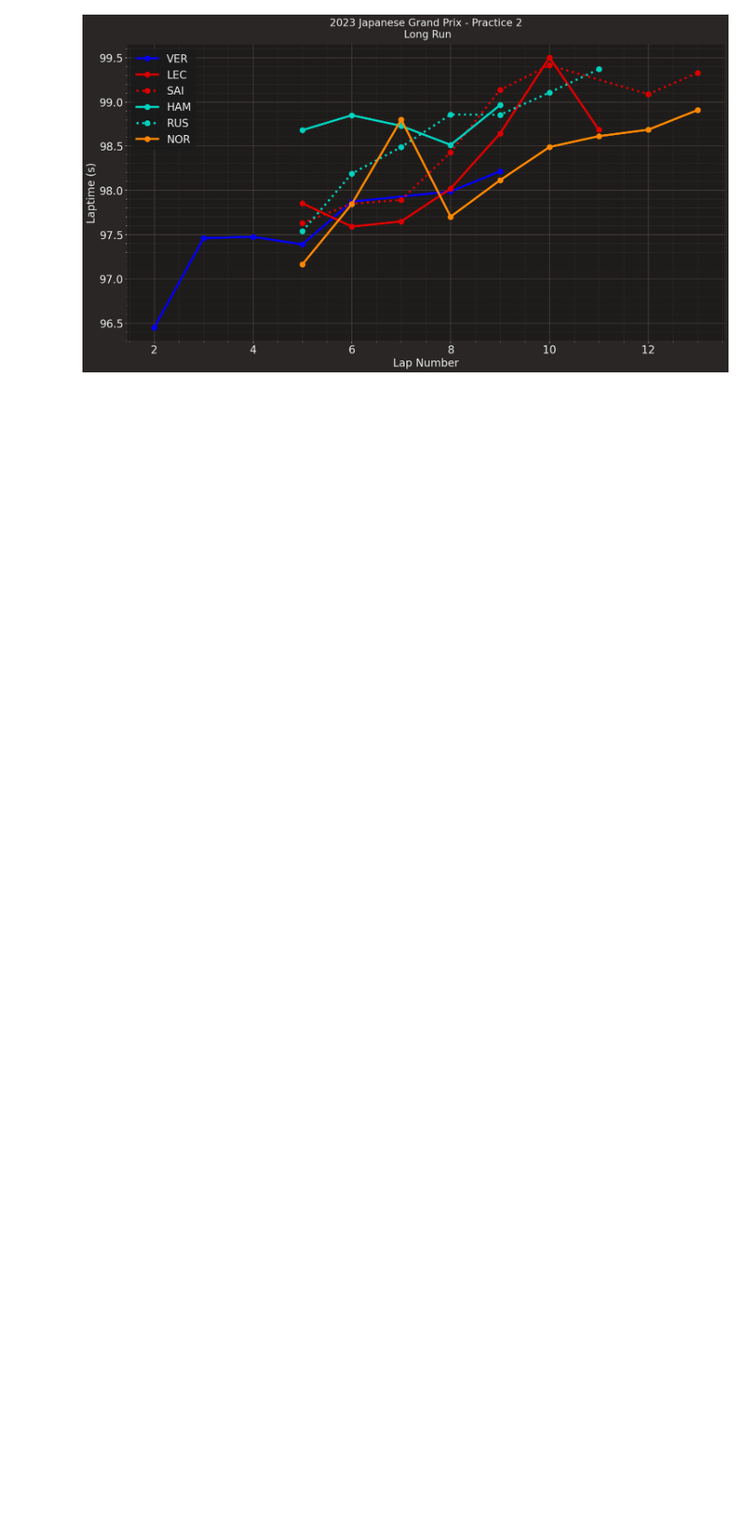
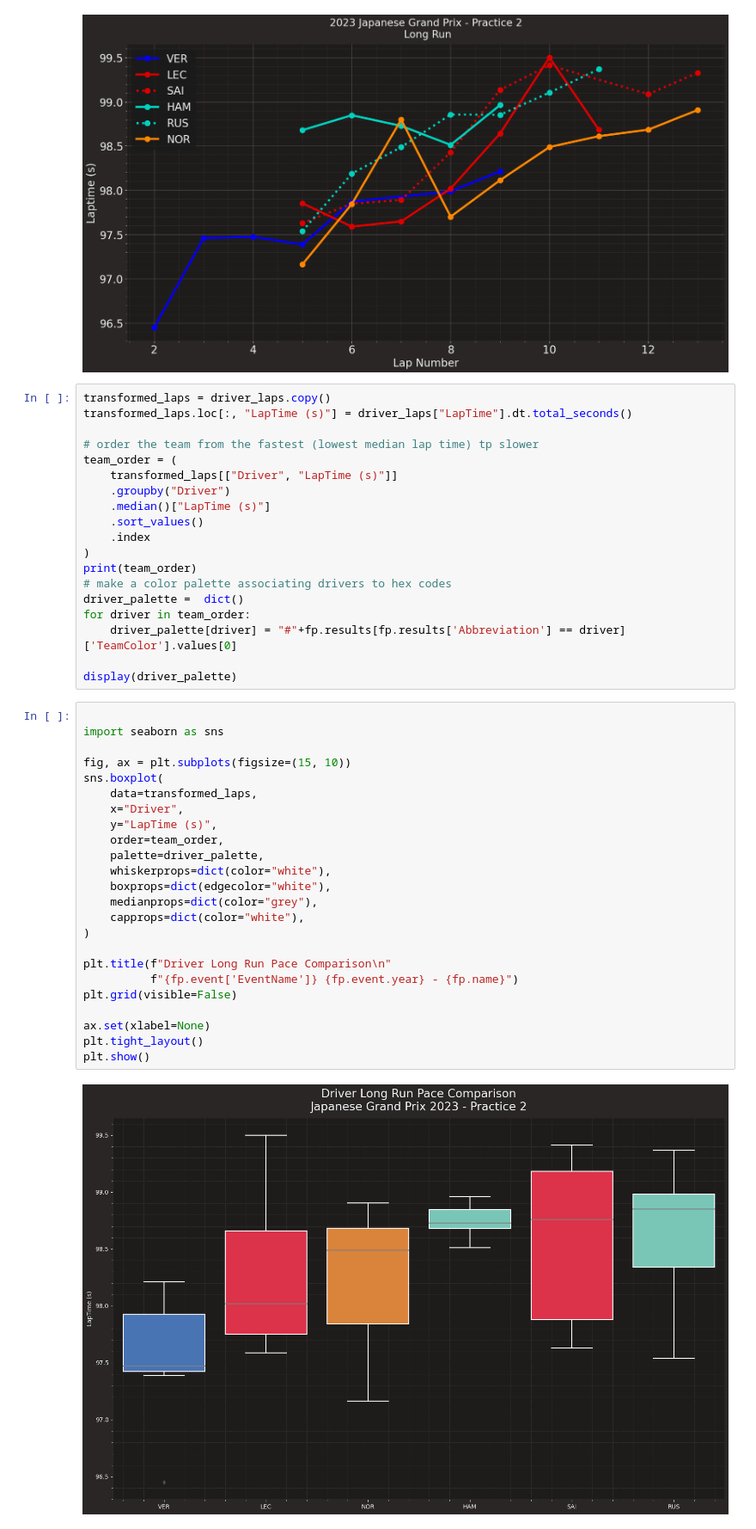
Before and after one commit to Rick8998/Giappone2023F1, a Jupyter notebook: fp.ipynb, the cells around one changed output. Shown at 86% size. Saved outputs shown, nothing was run; the diff lists cells and outputs as text; blank space fills up the shorter version.

Commit message:
analisi long run

```diff
--- a/fp.ipynb
+++ b/fp.ipynb
@@ -74,3 +74,48 @@ for driver in drivers_to_visualize:
     visualized_teams.append(team)
 # %% [output]
 [figure]
+# %%
+transformed_laps = driver_laps.copy()
+transformed_laps.loc[:, "LapTime (s)"] = driver_laps["LapTime"].dt.total_seconds()
+
+# order the team from the fastest (lowest median lap time) tp slower
+team_order = (
+    transformed_laps[["Driver", "LapTime (s)"]]
+    .groupby("Driver")
+    .median()["LapTime (s)"]
+    .sort_values()
+    .index
+)
+print(team_order)
+# make a color palette associating drivers to hex codes
+driver_palette =  dict()
+for driver in team_order:
+    driver_palette[driver] = "#"+fp.results[fp.results['Abbreviation'] == driver]['TeamColor'].values[0]
+
+display(driver_palette)
+# %%
+
+import seaborn as sns
+
+fig, ax = plt.subplots(figsize=(15, 10))
+sns.boxplot(
+    data=transformed_laps,
+    x="Driver",
+    y="LapTime (s)",
+    order=team_order,
+    palette=driver_palette,
+    whiskerprops=dict(color="white"),
+    boxprops=dict(edgecolor="white"),
+    medianprops=dict(color="grey"),
+    capprops=dict(color="white"),
+)
+
+plt.title(f"Driver Long Run Pace Comparison\n"
+          f"{fp.event['EventName']} {fp.event.year} - {fp.name}")
+plt.grid(visible=False)
+
+ax.set(xlabel=None)
+plt.tight_layout()
+plt.show()
+# %% [output]
+[figure, added]
```
